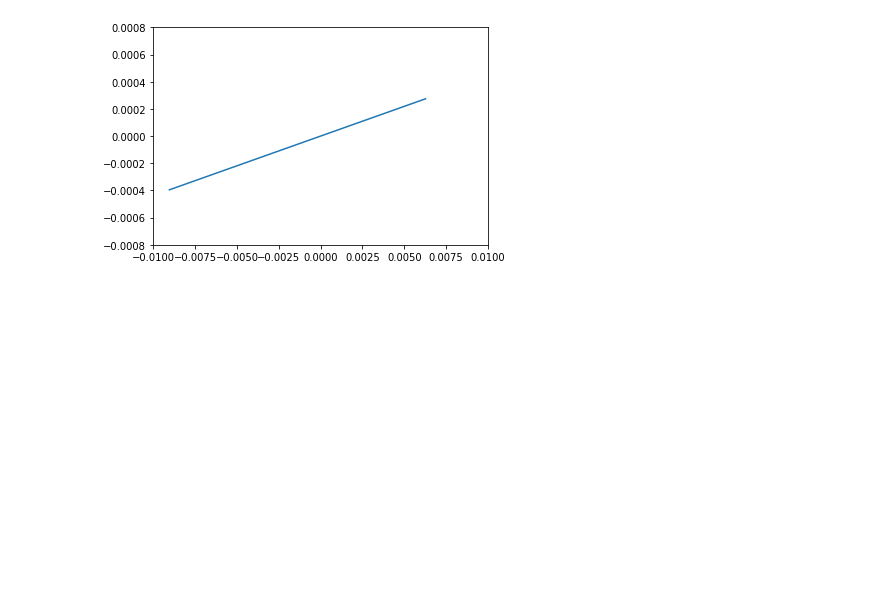
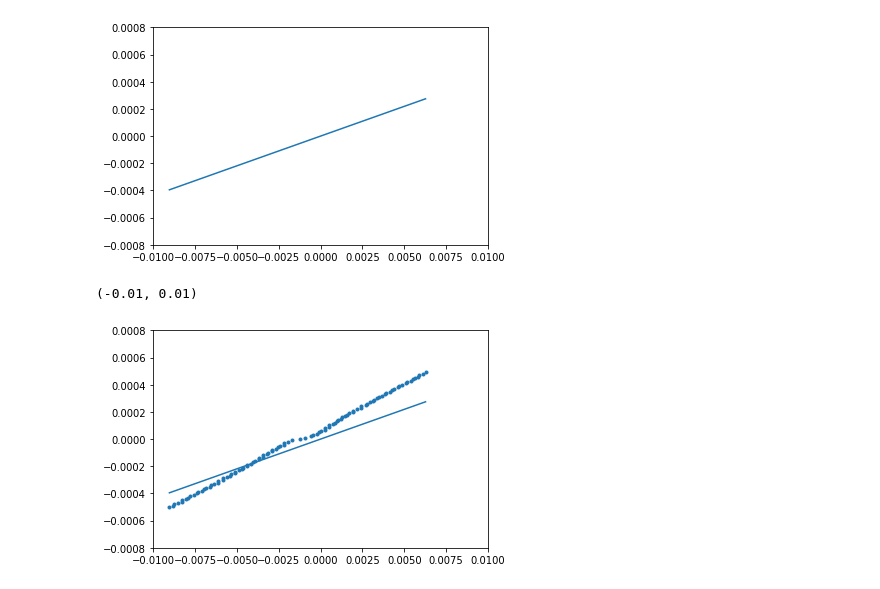
Before and after one commit to indibl99/adv_lab, a Jupyter notebook: sup_junc.ipynb, the cells around one changed output. Drawn from its saved outputs; the diff is of its cells as text; code cells hidden in the pictures; blank space fills up the shorter version.

```diff
--- a/sup_junc.ipynb
+++ b/sup_junc.ipynb
@@ -205,6 +294,18 @@ delta: 0.0025
 T: 4.399999999999999
 (-0.01, 0.01)
 [figure]
+# %%
+plt.scatter(SIN_Vinc, SIN_Iinc, marker='.')
+#from NIN b offset, m=12.46 Ohms, b= -0.0012 V
+#for SIN data, T is fixed at 4.2K
+#delta = (4.2 K)(kB)(transition temp of lead) = (4.2 K)(kB)(7.175 K) = 0.00259 eV
+
+plt.plot(SIN_Vinc, SINcurr(SIN_Vinc, [10, .0025, 4.3999999]))
+plt.ylim(-0.0008, 0.0008)
+plt.xlim(-0.01, 0.01)
+# %% [output]
+(-0.01, 0.01)
+[figure, added]
 # %%
 def red_chisq(o, c, var, m):
     #v = n - m
```
Also changed, not shown: parts of 6 cells of this notebook.
